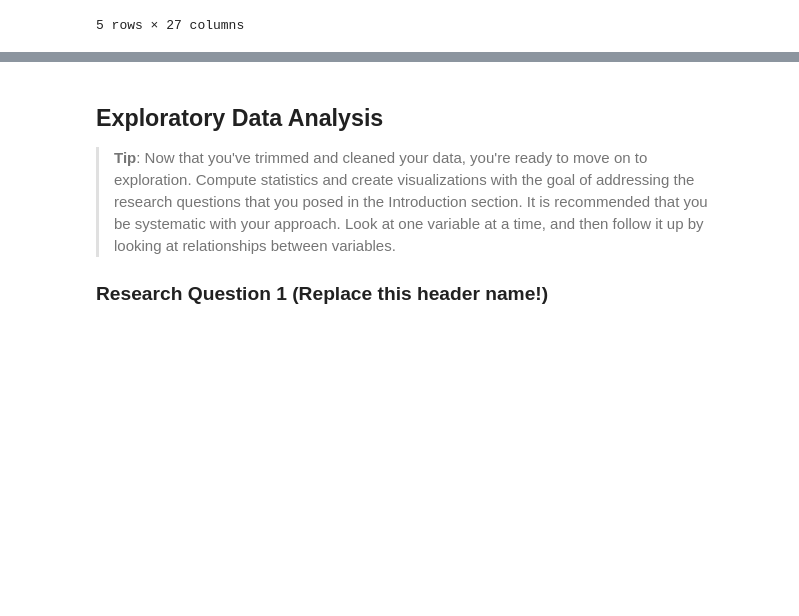
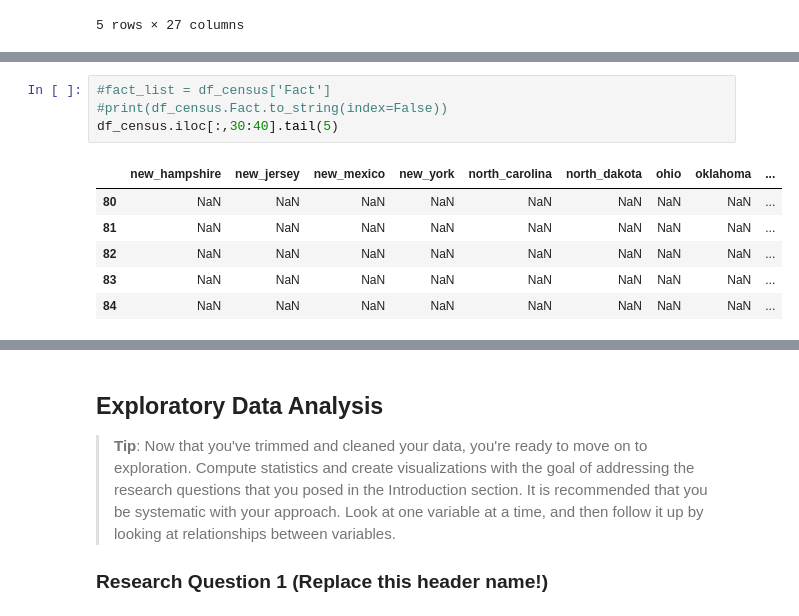
Before and after one commit to annapedroni/DAND_P2, a Jupyter notebook: investigate-US-gun-data.ipynb, the cells around one changed output, grey strips where cells are left out. Saved outputs shown, nothing was run; the diff lists cells and outputs as text; blank space fills up the shorter version.

```diff
--- a/investigate-US-gun-data.ipynb
+++ b/investigate-US-gun-data.ipynb
@@ -154,0 +237,11 @@ df_gun.head()
+# %%
+#fact_list = df_census['Fact']
+#print(df_census.Fact.to_string(index=False))
+df_census.iloc[:,30:40].tail(5)
+# %% [output]
+|  | new_hampshire | new_jersey | new_mexico | new_york | north_carolina | north_dakota | ohio | oklahoma | ... |
+| 80 | NaN | NaN | NaN | NaN | NaN | NaN | NaN | NaN | ... |
+| 81 | NaN | NaN | NaN | NaN | NaN | NaN | NaN | NaN | ... |
+| 82 | NaN | NaN | NaN | NaN | NaN | NaN | NaN | NaN | ... |
+| 83 | NaN | NaN | NaN | NaN | NaN | NaN | NaN | NaN | ... |
+| 84 | NaN | NaN | NaN | NaN | NaN | NaN | NaN | NaN | ... |
```
Also changed, not shown: parts of 17 cells of this notebook.
